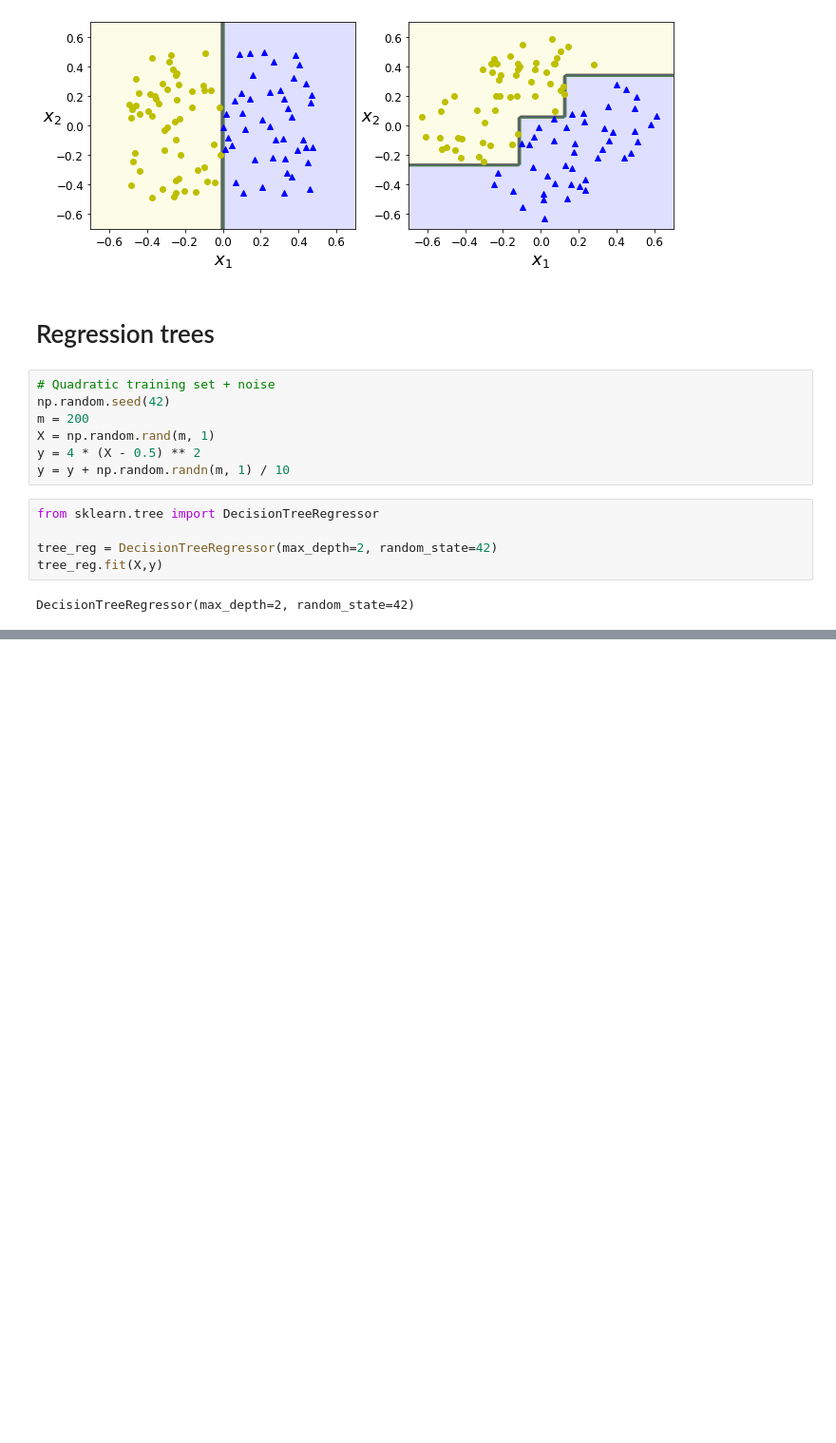
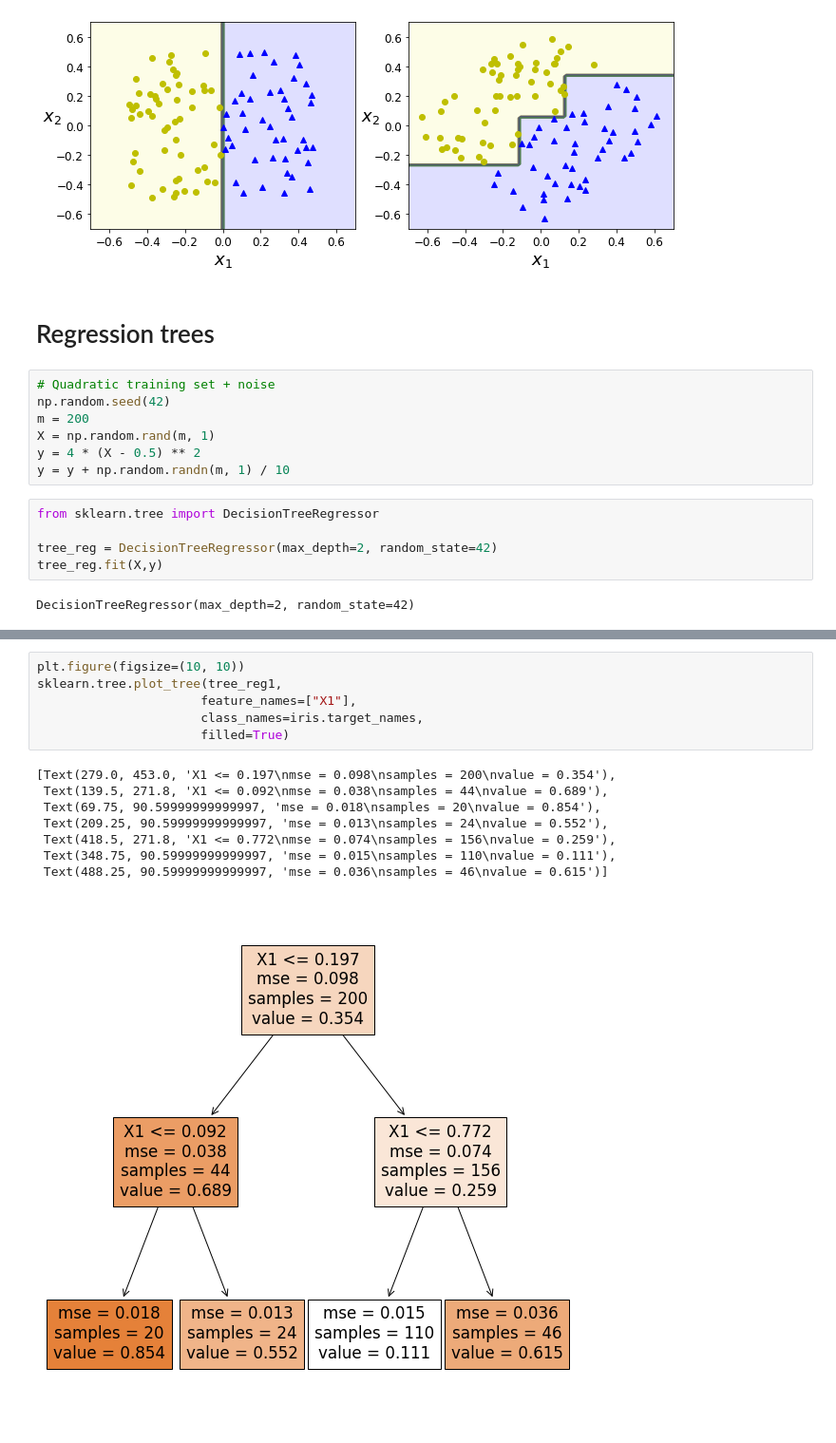
Before and after one commit to rafazamb/DS_PT_ENE21, a Jupyter notebook: 2-Machine_Learning/2.1_Supervised/2.1.4 Trees/1 - Decision_trees - clase - solucion.ipynb, the cells around one changed output, grey strips where cells are left out. Shown at 95% size. Saved outputs shown, nothing was run; the diff lists cells and outputs as text; blank space fills up the shorter version.

```diff
--- a/2-Machine_Learning/2.1_Supervised/2.1.4 Trees/1 - Decision_trees - clase - solucion.ipynb
+++ b/2-Machine_Learning/2.1_Supervised/2.1.4 Trees/1 - Decision_trees - clase - solucion.ipynb
@@ -388 +392,16 @@ plt.show()
+# %%
+plt.figure(figsize=(10, 10))
+sklearn.tree.plot_tree(tree_reg1,
+                      feature_names=["X1"],
+                      class_names=iris.target_names,
+                      filled=True)
+# %% [output]
+[Text(279.0, 453.0, 'X1 <= 0.197\nmse = 0.098\nsamples = 200\nvalue = 0.354'),
+ Text(139.5, 271.8, 'X1 <= 0.092\nmse = 0.038\nsamples = 44\nvalue = 0.689'),
+ Text(69.75, 90.59999999999997, 'mse = 0.018\nsamples = 20\nvalue = 0.854'),
+ Text(209.25, 90.59999999999997, 'mse = 0.013\nsamples = 24\nvalue = 0.552'),
+ Text(418.5, 271.8, 'X1 <= 0.772\nmse = 0.074\nsamples = 156\nvalue = 0.259'),
+ Text(348.75, 90.59999999999997, 'mse = 0.015\nsamples = 110\nvalue = 0.111'),
+ Text(488.25, 90.59999999999997, 'mse = 0.036\nsamples = 46\nvalue = 0.615')]
+[figure, added]
 # %%
```
Also changed, not shown: parts of 2 cells of this notebook.
